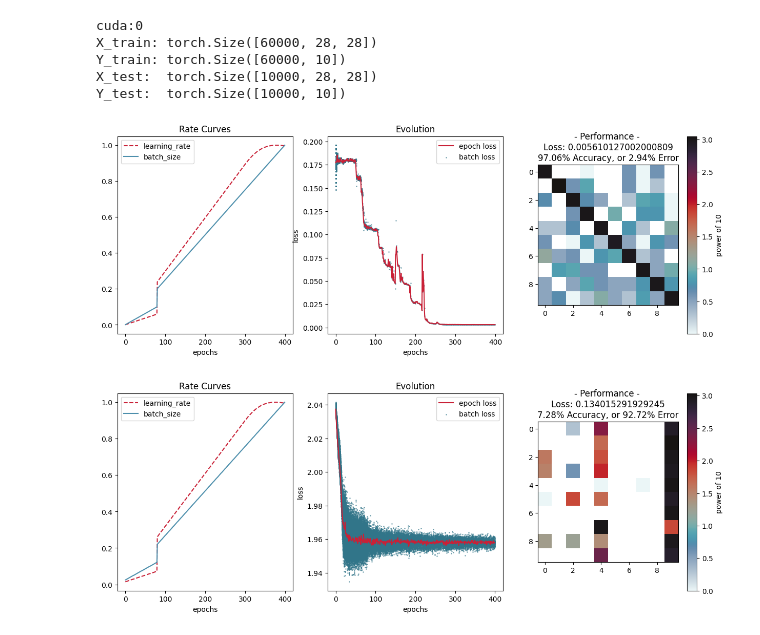
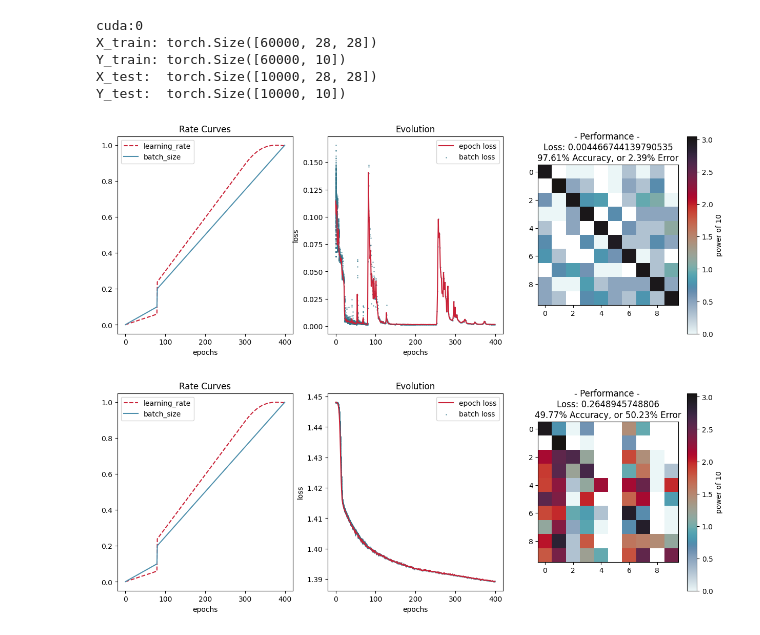
Before and after one commit to akhilsadam/pho-ices-ml, a Jupyter notebook: FFA.ipynb, the cells around one changed output. Drawn from its saved outputs; the diff is of its cells as text; code cells hidden in the pictures.

```diff
--- a/FFA.ipynb
+++ b/FFA.ipynb
@@ -270,13 +164,15 @@ X_train: torch.Size([60000, 28, 28])
 Y_train: torch.Size([60000, 10])
 X_test:  torch.Size([10000, 28, 28])
 Y_test:  torch.Size([10000, 10])
+# %%
+D = dojo.dojo()
+D.optimizer = lambda x : optim.ASGD(x, lr=0.001) # optim.Adam(net.parameters(), lr=base_lr)
 # %%
-epochs = 400
-max_batch_size=train_X.shape[0]
-base_lr = 0.001
+
+D.max_batch_size=train_X.shape[0]
 net = DNN() # expect 1.6% error rate
 net.to(device)
-report = train(net, epochs, max_batch_size, base_lr, train_X, train_y)
+report = D.train(net, train_X, train_y)
 ecran(net, test_X, test_y, torch.nn.MSELoss(), report)
 # %% [output]
-[figure, old version]
+[figure, new version]
@@ -285,13 +179,9 @@ from torch.profiler import profile, record_function, ProfilerActivity
 # %%
-epochs = 400
-max_batch_size=1600
-base_lr = 0.0001
-
+# D.max_batch_size=1600
 net = FFA(device) # expect 1.6% error rate
-# with profile(activities=[ProfilerActivity.CPU], record_shapes=True) as prof:
-#     with record_function("model_inference"):
-report = train(net, epochs, max_batch_size, base_lr, train_X, train_y,start_batch_size=40)
+net.to(device)
+report = D.train(net,train_X, train_y)
 ecran(net, test_X, test_y, torch.nn.MSELoss(), report)
 # %% [output]
-[figure, old version]
+[figure, new version]
 # %%
```
Also changed, not shown: parts of 19 cells of this notebook, 4 other files.
